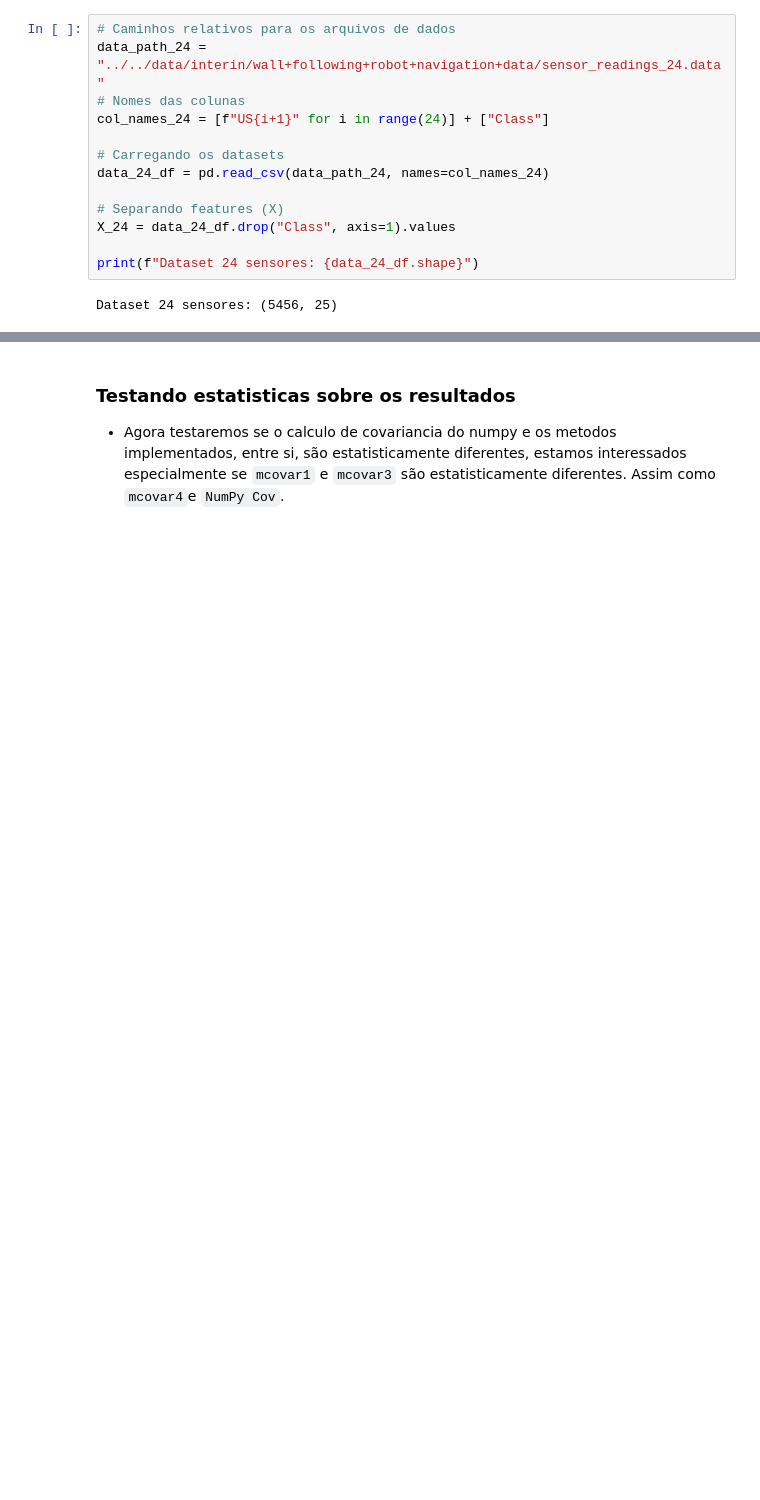
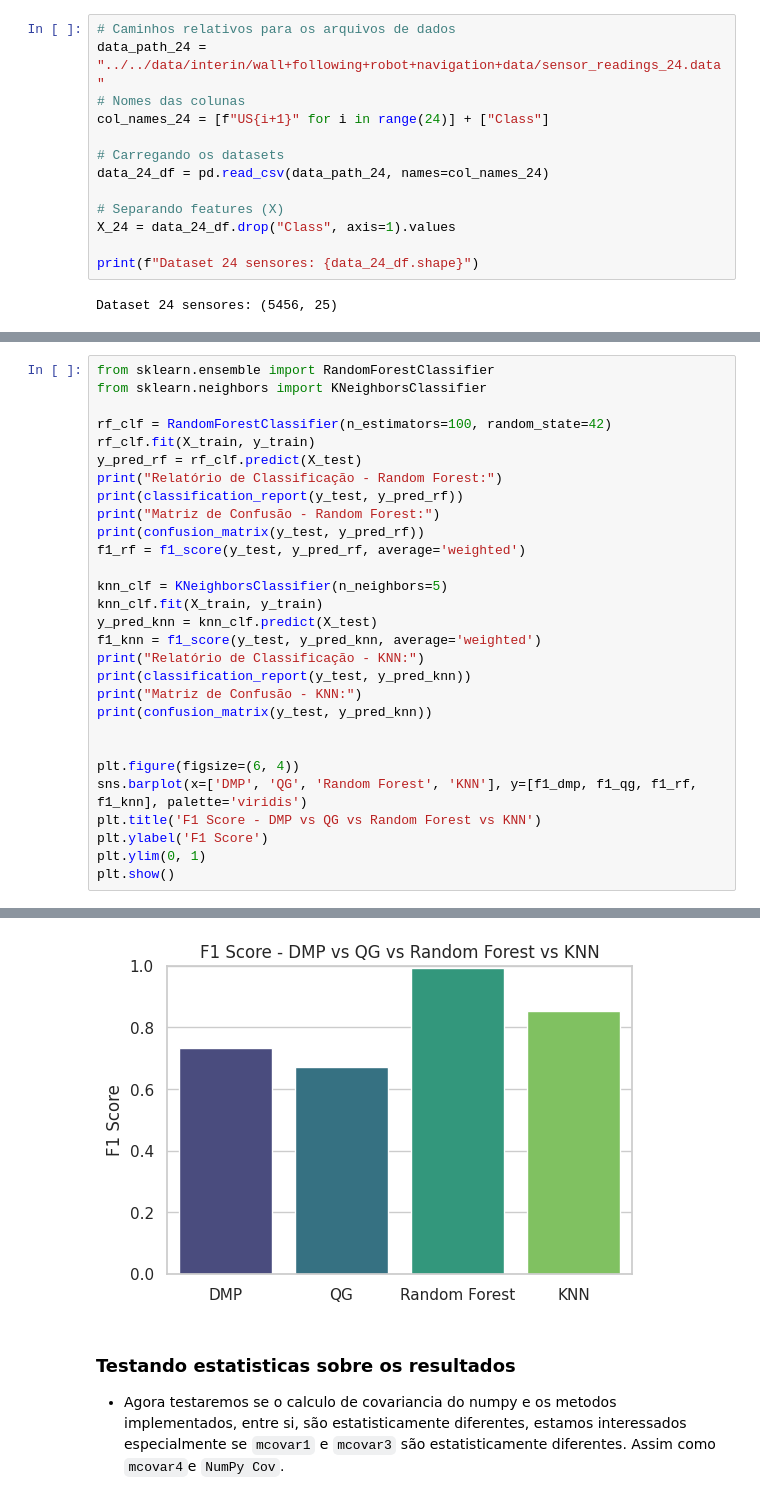
Before and after one commit to LucasJLBraz/Trabalhos_Rec_Padroes, a Jupyter notebook: notebooks/Trabalho Computacional 3/trabalho3_experimentos.ipynb, the cells around one changed output, grey strips where cells are left out. Cells and saved outputs as stored; diff of their text form; blank space fills up the shorter version.

```diff
--- a/notebooks/Trabalho Computacional 3/trabalho3_experimentos.ipynb
+++ b/notebooks/Trabalho Computacional 3/trabalho3_experimentos.ipynb
@@ -198,0 +201,30 @@ Resultados Estatísticos (4 Sensores)
+# %%
+from sklearn.ensemble import RandomForestClassifier
+from sklearn.neighbors import KNeighborsClassifier
+
+rf_clf = RandomForestClassifier(n_estimators=100, random_state=42)
+rf_clf.fit(X_train, y_train)
+y_pred_rf = rf_clf.predict(X_test)
+print("Relatório de Classificação - Random Forest:")
+print(classification_report(y_test, y_pred_rf))
+print("Matriz de Confusão - Random Forest:")
+print(confusion_matrix(y_test, y_pred_rf))
+f1_rf = f1_score(y_test, y_pred_rf, average='weighted')
+
+knn_clf = KNeighborsClassifier(n_neighbors=5)
+knn_clf.fit(X_train, y_train)
+y_pred_knn = knn_clf.predict(X_test)
+f1_knn = f1_score(y_test, y_pred_knn, average='weighted')
+print("Relatório de Classificação - KNN:")
+print(classification_report(y_test, y_pred_knn))
+print("Matriz de Confusão - KNN:")
+print(confusion_matrix(y_test, y_pred_knn))
+
+
+plt.figure(figsize=(6, 4))
+sns.barplot(x=['DMP', 'QG', 'Random Forest', 'KNN'], y=[f1_dmp, f1_qg, f1_rf, f1_knn], palette='viridis')
+plt.title('F1 Score - DMP vs QG vs Random Forest vs KNN')
+plt.ylabel('F1 Score')
+plt.ylim(0, 1)
+plt.show()
+# %% [output]
@@ -199,3 +248,4 @@ Resultados Estatísticos (4 Sensores)
+[figure, added]
 # %% [markdown]
 ### Testando estatisticas sobre os resultados
 - Agora testaremos se o calculo de covariancia do numpy e os metodos implementados, entre si, são estatisticamente diferentes, estamos interessados especialmente se `mcovar1` e `mcovar3` são estatisticamente diferentes. Assim como `mcovar4`e `NumPy Cov`.
```
Also changed, not shown: parts of 21 cells of this notebook, 6 other files.
